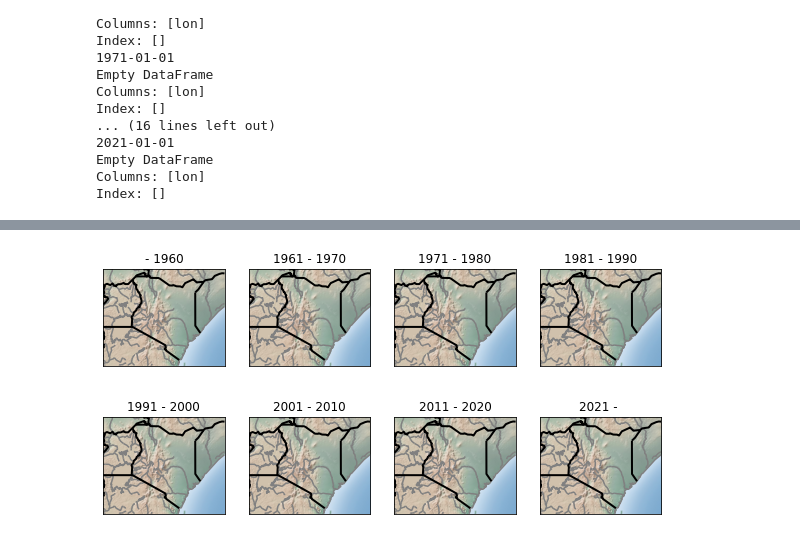
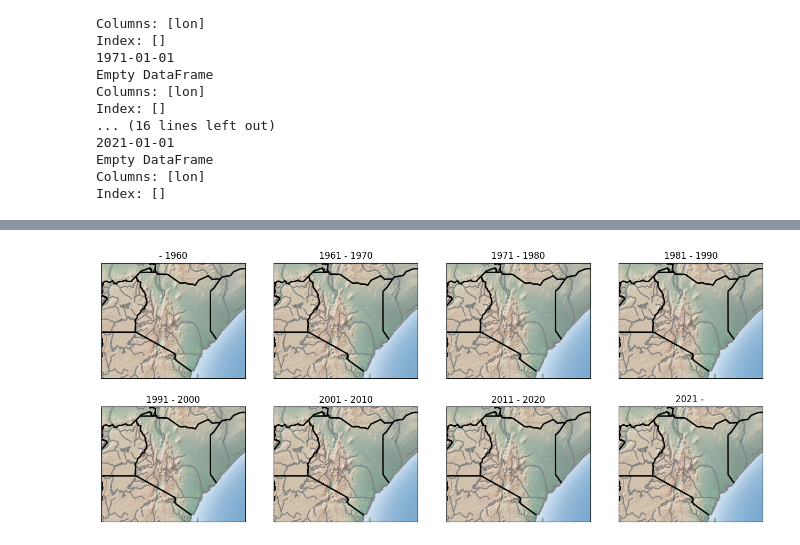
Before and after one commit to joergklausen/oscar-analysis, a Jupyter notebook: sandbox.ipynb, the cells around one changed output, grey strips where cells are left out. Saved outputs shown, nothing was run; the diff lists cells and outputs as text; code cells hidden in the pictures.

```diff
--- a/sandbox.ipynb
+++ b/sandbox.ipynb
@@ -393,3 +393,17 @@ Index: []
 Empty DataFrame
 Columns: [lon]
 Index: []
+# %%
+df = pd.DataFrame(data["stations"])
+
+start_d = ["1951-01-01", "1961-01-01", "1971-01-01", "1981-01-01", "1991-01-01", "2001-01-01", "2011-01-01", "2021-01-01", "2031-01-01"]
+
+df = df[(df["beginPosition"] >= start_d[1]) & (df["beginPosition"] < start_d[2])]
+
+# print(df)
+
+print(df["lat"])
+df["lon"]
+
+# print(df["lon"][1], df["lat"][1])
+# plt.plot(df["lon"], df["lat"])
@@ -396,28 +448,40 @@ Index: []
 # %%
-# fig = plt.figure(figsize=(15, 15))
+plt.style.use('default')
 
-fig, axes = plt.subplots(2,4, figsize=(10, 5))
+fig, axs = plt.subplots(2,4,figsize=(16,6.5))
+plt.subplots_adjust(hspace=0)
+# ax1 = plt.subplot(241)
+# ax2 = plt.subplot(242)
+# ax3 = plt.subplot(243)
+# ax4 = plt.subplot(244)
+# ax5 = plt.subplot(245)
+# ax6 = plt.subplot(246)
+# ax7 = plt.subplot(247)
+# ax8 = plt.subplot(248)
 
-axes = axes.ravel()
+ax = axs.ravel()
 
 start_d = ["1951-01-01", "1961-01-01", "1971-01-01", "1981-01-01", "1991-01-01", "2001-01-01", "2011-01-01", "2021-01-01", "2031-01-01"]
 
 for i, decade in enumerate(["- 1960", "1961 - 1970", "1971 - 1980", "1981 - 1990", "1991 - 2000", "2001 - 2010", "2011 - 2020", "2021 - "]):
 
-    m = Basemap(projection='lcc', resolution='l', lat_0=0.1, lon_0=37.5, width=1.5E6, height=1.2E6, ax = axes[i])
+    # name = "ax"+str(i)
+    # ax = name
+
+    m = Basemap(projection='lcc', resolution='l', lat_0=0.1, lon_0=37.5, width=1.5E6, height=1.2E6, ax = ax[i])
 
     # map background
     # m.fillcontinents(color='tan',lake_color='lightblue')
     m.shadedrelief()
     # m.etopo()
     # m.bluemarble()
     # m.drawmapscale(lon=43, lat=-4.7, lon0=43,lat0=-4, length=200, barstyle="fancy", linecolor="black", fillcolor2="black", fontsize=12, fontcolor="black")
     m.drawcoastlines(color='grey', linewidth=1.5)
     m.drawrivers(color='grey', linewidth=1.5)
     m.drawcountries(color='black', linewidth=2)
     # m.drawlsmask(land_color='0.8', ocean_color='w', lsmask=None, lsmask_lons=None, lsmask_lats=None, lakes=True, resolution='l', grid=5)
     # m.drawmapboundary(color='k', linewidth=1.0, fill_color=None, zorder=None, ax=None)
 
-    axes[i].set_title(decade)
+    ax[i].set_title(decade)
 # %% [output]
-[figure, old version]
+[figure, new version]
```
Also changed, not shown: parts of 8 cells of this notebook, 4 other files.
